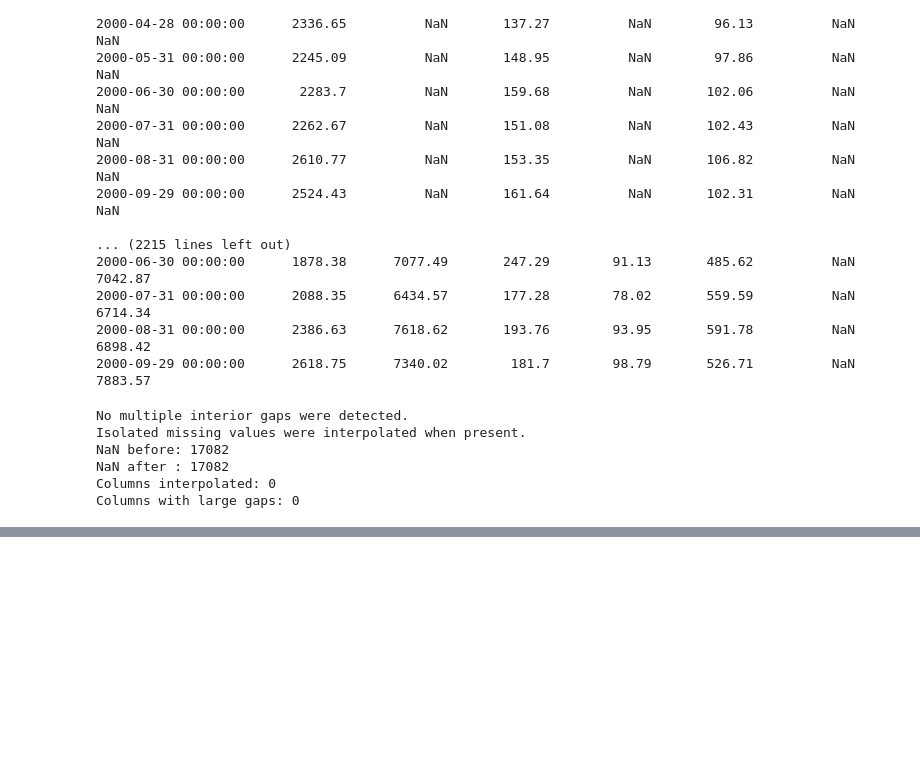
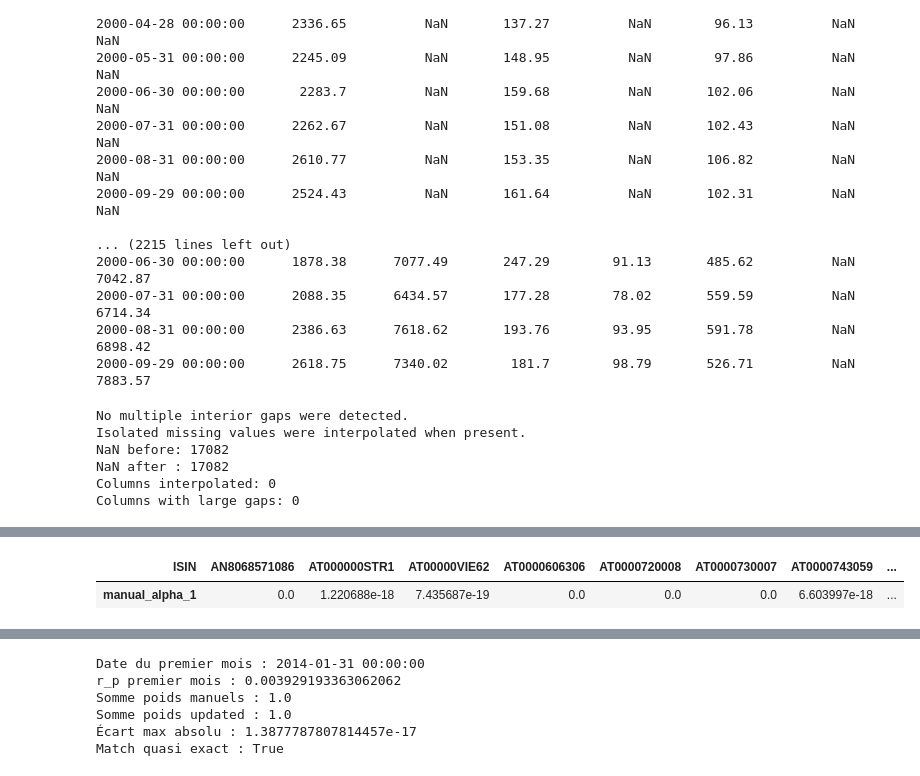
Before and after one commit to Dianebodenreider/SAAM, a Jupyter notebook: notebooks/saam_part1.ipynb, the cells around one changed output, grey strips where cells are left out. Saved outputs shown, nothing was run; the diff lists cells and outputs as text; code cells hidden in the pictures; blank space fills up the shorter version.

```diff
--- a/notebooks/saam_part1.ipynb
+++ b/notebooks/saam_part1.ipynb
@@ -524,0 +1255,48 @@ mvp_weights = compute_mvp_weights_by_year(
+# %%
+# Audit manuel : vérifier que updated_weights reproduit bien la mise à jour du 1er mois
+
+year = "2014" if "2014" in processed_windows else 2014
+
+# 1) Rendements de test du premier mois
+test_period = processed_windows[year]["test_period"].copy()
+first_date = test_period.index.min()
+first_month_returns = test_period.loc[[first_date]]
+
+# 2) Poids optimaux initiaux (issus de l'optimisation)
+w0 = optimal_weights_by_year[year].copy()
+
+# Sécurité : aligner les actifs
+common_assets = w0.index.intersection(first_month_returns.columns)
+w0 = w0.loc[common_assets]
+first_month_returns = first_month_returns[common_assets]
+
+# 3) Calcul manuel du rendement portefeuille du 1er mois
+product_df = first_month_returns * w0
+rp1 = product_df.sum(axis=1).iloc[0]   # r_p du premier mois
+rp_1 = 1 + rp1
+
+# 4) Calcul manuel des nouveaux poids
+r_i_1 = first_month_returns.iloc[0] + 1
+frac_ri = r_i_1 / rp_1
+alpha_1 = w0 * frac_ri
+
+# Même logique que dans la fonction : nettoyage + normalisation
+alpha_1 = alpha_1.replace([np.inf, -np.inf], np.nan).fillna(0)
+if alpha_1.sum() != 0:
+    alpha_1 = alpha_1 / alpha_1.sum()
+
+# 5) Comparaison avec la 1re ligne de updated_weights
+updated_first_row = updated_weights[year].iloc[0].copy()
+
+display(alpha_1.to_frame("manual_alpha_1").T)
+display(updated_first_row.to_frame("updated_weights_first_row").T)
+
+print("Date du premier mois :", first_date)
+print("r_p premier mois :", rp1)
+print("Somme poids manuels :", alpha_1.sum())
+print("Somme poids updated :", updated_first_row.sum())
+print("Écart max absolu :", (alpha_1 - updated_first_row).abs().max())
+print("Match quasi exact :", np.allclose(alpha_1.values, updated_first_row.values, atol=1e-10, equal_nan=True))
+# %% [output]
+| ISIN | AN8068571086 | AT000000STR1 | AT00000VIE62 | AT0000606306 | AT0000720008 | AT0000730007 | AT0000743059 | ... |
+| manual_alpha_1 | 0.0 | 1.220688e-18 | 7.435687e-19 | 0.0 | 0.0 | 0.0 | 6.603997e-18 | ... |
@@ -524,0 +1305,6 @@ mvp_weights = compute_mvp_weights_by_year(
+Date du premier mois : 2014-01-31 00:00:00
+r_p premier mois : 0.003929193363062062
+Somme poids manuels : 1.0
+Somme poids updated : 1.0
+Écart max absolu : 1.3877787807814457e-17
+Match quasi exact : True
```
Also changed, not shown: parts of 26 cells of this notebook.
